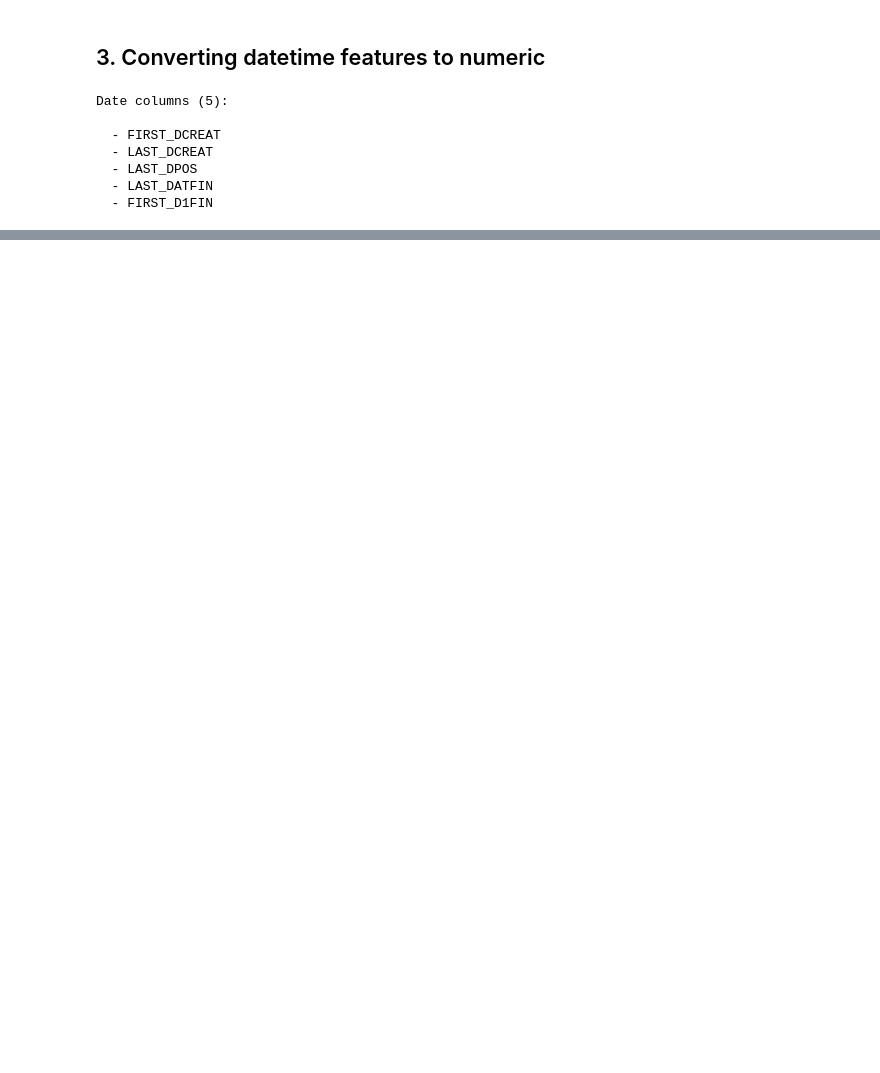
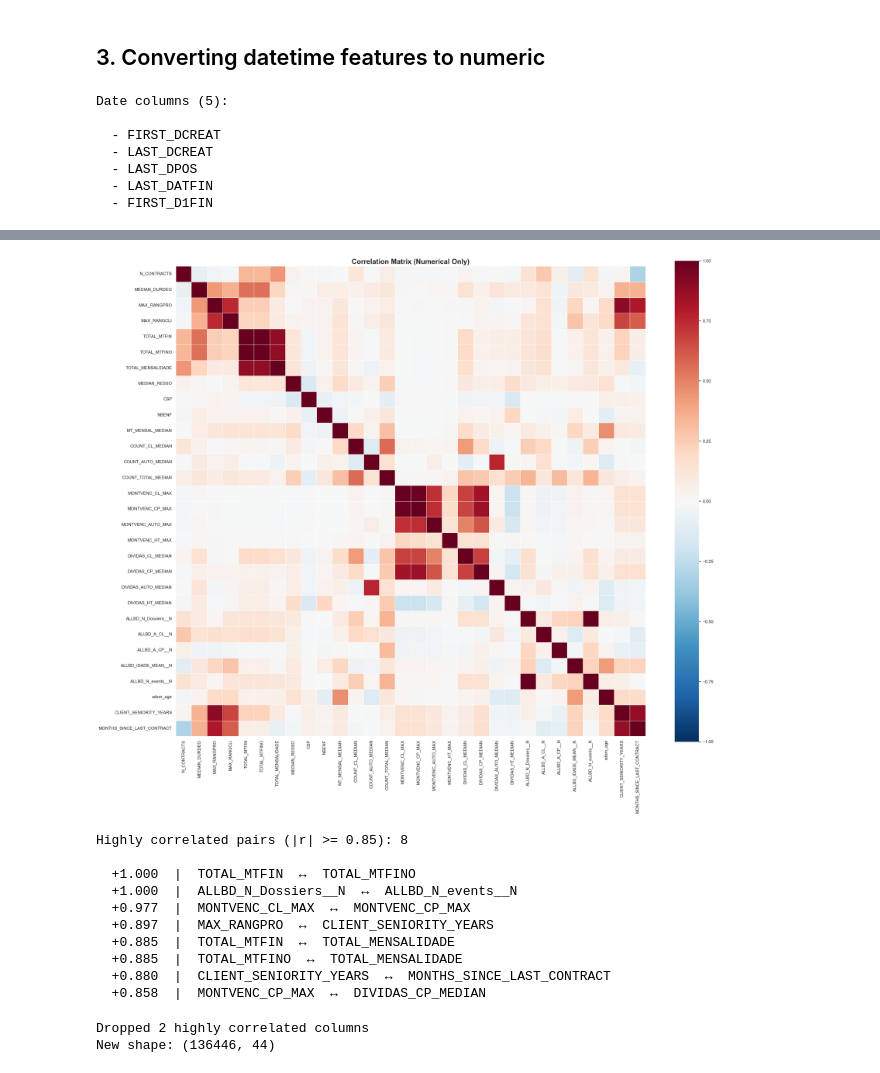
Before and after one commit to RuiSousaFerreiraIMS/Business_Case_BNP, a Jupyter notebook: notebooks/3b)Data_Preprocessing_EDA_Clusters.ipynb, the cells around one changed output, grey strips where cells are left out. Drawn from its saved outputs; the diff is of its cells as text; code cells hidden in the pictures; blank space fills up the shorter version.

```diff
--- a/notebooks/3b)Data_Preprocessing_EDA_Clusters.ipynb
+++ b/notebooks/3b)Data_Preprocessing_EDA_Clusters.ipynb
@@ -244,0 +403,13 @@ Shape after encoding: (147415, 96)
+# %%
+# Keeping only the Max
+risk_to_drop = [
+    'MIN_RANGPRO', 'MEDIAN_RANGPRO',
+    'MIN_RANGCLI', 'MEDIAN_RANGCLI',
+    'MONTVENC_CL_MIN', 'MONTVENC_CL_MEDIAN',
+    'MONTVENC_CP_MIN', 'MONTVENC_CP_MEDIAN',
+    'MONTVENC_AUTO_MIN', 'MONTVENC_AUTO_MEDIAN',
+    'MONTVENC_HT_MIN', 'MONTVENC_HT_MEDIAN'
+]
+
+risk_redundant_present = [col for col in risk_to_drop if col in customer.columns]
+customer = customer.drop(columns=risk_redundant_present)
@@ -244,0 +429,3 @@ Shape after encoding: (147415, 96)
+# %%
+columns_removed = targets_present + leaky_present + financial_redundant_present + risk_redundant_present
+num_cols = [col for col in num_cols if col not in columns_removed]
@@ -244,0 +450,52 @@ Shape after encoding: (147415, 96)
+# %%
+# Correlation matrix (only pure numerical, excluding one-hot)
+corr = customer[num_cols].corr()
+
+plt.figure(figsize=(24, 20))
+sns.heatmap(
+    corr,
+    cmap='RdBu_r',
+    center=0,
+    vmin=-1, vmax=1,
+    annot=False,
+    linewidths=0.5,
+    square=True
+)
+plt.title('Correlation Matrix (Numerical Only)', fontsize=18, fontweight='bold')
+plt.tight_layout()
+plt.show()
+
+# Highly correlated pairs (|r| > 0.85)
+threshold = 0.85
+high_corr = []
+for i in range(len(corr.columns)):
+    for j in range(i + 1, len(corr.columns)):
+        if abs(corr.iloc[i, j]) >= threshold:
+            high_corr.append((corr.columns[i], corr.columns[j], round(corr.iloc[i, j], 3)))
+
+high_corr.sort(key=lambda x: abs(x[2]), reverse=True)
+print(f"\nHighly correlated pairs (|r| >= {threshold}): {len(high_corr)}\n")
+for c1, c2, r in high_corr:
+    print(f"  {r:+.3f}  |  {c1}  ↔  {c2}")
+# %% [output]
+[figure, added]
+Highly correlated pairs (|r| >= 0.85): 8
+
+  +1.000  |  TOTAL_MTFIN  ↔  TOTAL_MTFINO
+  +1.000  |  ALLBD_N_Dossiers__N  ↔  ALLBD_N_events__N
+  +0.977  |  MONTVENC_CL_MAX  ↔  MONTVENC_CP_MAX
+  +0.897  |  MAX_RANGPRO  ↔  CLIENT_SENIORITY_YEARS
+  +0.885  |  TOTAL_MTFIN  ↔  TOTAL_MENSALIDADE
+  +0.885  |  TOTAL_MTFINO  ↔  TOTAL_MENSALIDADE
+  +0.880  |  CLIENT_SENIORITY_YEARS  ↔  MONTHS_SINCE_LAST_CONTRACT
+  +0.858  |  MONTVENC_CP_MAX  ↔  DIVIDAS_CP_MEDIAN
+# %%
+cols_corr_drop = ['TOTAL_MTFIN','ALLBD_N_events__N'] #, 'MONTVENC_CL_MAX',
+                  #'MONTHS_SINCE_LAST_CONTRACT']
+
+customer.drop(columns=cols_corr_drop, inplace=True)
+print(f"Dropped {len(cols_corr_drop)} highly correlated columns")
+print(f"New shape: {customer.shape}")
+# %% [output]
+Dropped 2 highly correlated columns
+New shape: (136446, 44)
```
Also changed, not shown: parts of 32 cells of this notebook, 2 other files.
